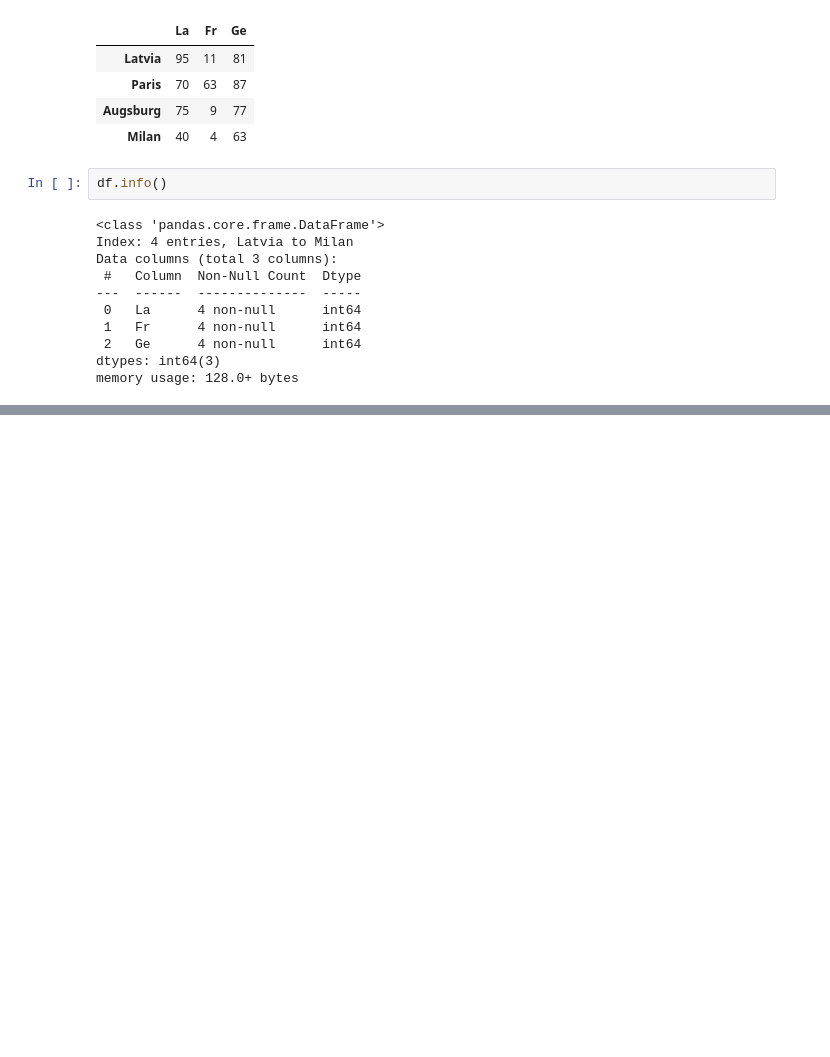
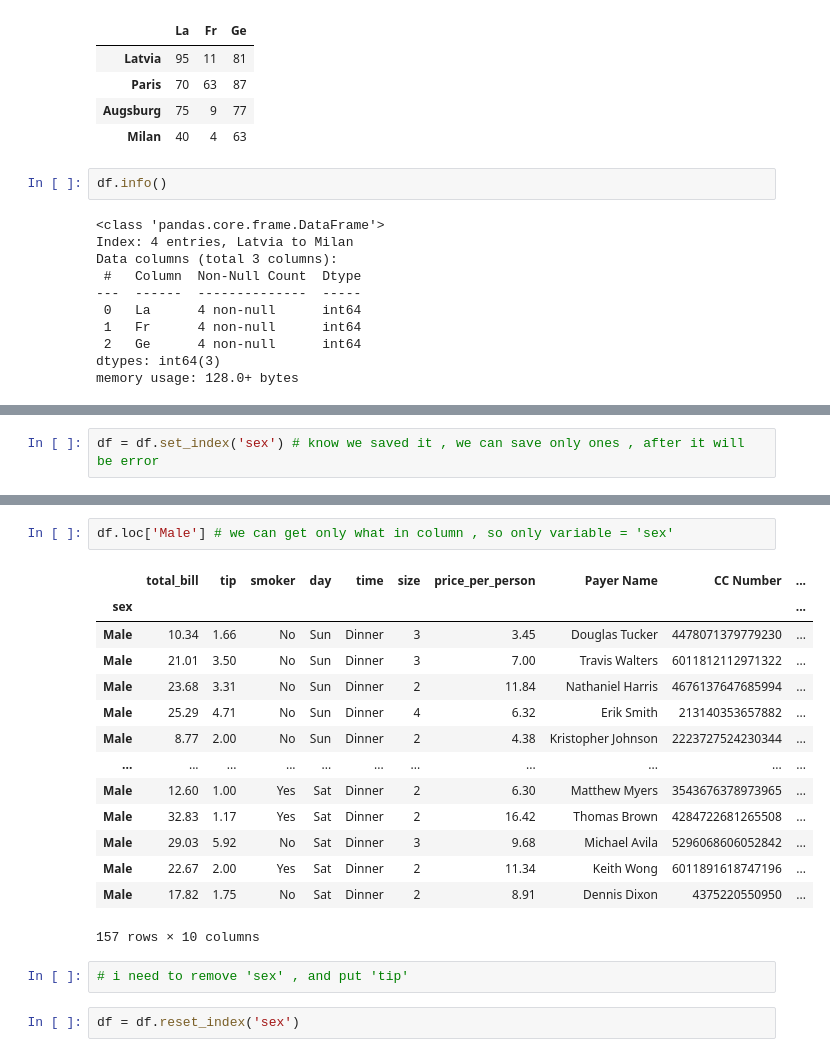
Before and after one commit to ka-53/ML-draft, a Jupyter notebook: pandas/dataframe.ipynb, the cells around one changed output, grey strips where cells are left out. Saved outputs shown, nothing was run; the diff lists cells and outputs as text; blank space fills up the shorter version.

```diff
--- a/pandas/dataframe.ipynb
+++ b/pandas/dataframe.ipynb
@@ -38,0 +287,2 @@ memory usage: 128.0+ bytes
+# %%
+df = df.set_index('sex') # know we saved it , we can save only ones , after it will be error
@@ -38,0 +362,21 @@ memory usage: 128.0+ bytes
+# %%
+df.loc['Male'] # we can get only what in column , so only variable = 'sex'
+# %% [output]
+|  | total_bill | tip | smoker | day | time | size | price_per_person | Payer Name | CC Number | ... |
+| sex |  |  |  |  |  |  |  |  |  | ... |
+| Male | 10.34 | 1.66 | No | Sun | Dinner | 3 | 3.45 | Douglas Tucker | 4478071379779230 | ... |
+| Male | 21.01 | 3.50 | No | Sun | Dinner | 3 | 7.00 | Travis Walters | 6011812112971322 | ... |
+| Male | 23.68 | 3.31 | No | Sun | Dinner | 2 | 11.84 | Nathaniel Harris | 4676137647685994 | ... |
+| Male | 25.29 | 4.71 | No | Sun | Dinner | 4 | 6.32 | Erik Smith | 213140353657882 | ... |
+| Male | 8.77 | 2.00 | No | Sun | Dinner | 2 | 4.38 | Kristopher Johnson | 2223727524230344 | ... |
+| ... | ... | ... | ... | ... | ... | ... | ... | ... | ... | ... |
+| Male | 12.60 | 1.00 | Yes | Sat | Dinner | 2 | 6.30 | Matthew Myers | 3543676378973965 | ... |
+| Male | 32.83 | 1.17 | Yes | Sat | Dinner | 2 | 16.42 | Thomas Brown | 4284722681265508 | ... |
+| Male | 29.03 | 5.92 | No | Sat | Dinner | 3 | 9.68 | Michael Avila | 5296068606052842 | ... |
+| Male | 22.67 | 2.00 | Yes | Sat | Dinner | 2 | 11.34 | Keith Wong | 6011891618747196 | ... |
+| Male | 17.82 | 1.75 | No | Sat | Dinner | 2 | 8.91 | Dennis Dixon | 4375220550950 | ... |
+157 rows × 10 columns
+# %%
+# i need to remove 'sex' , and put 'tip'
+# %%
+df = df.reset_index('sex')
```
Also changed, not shown: parts of 53 cells of this notebook, 1 other file.
